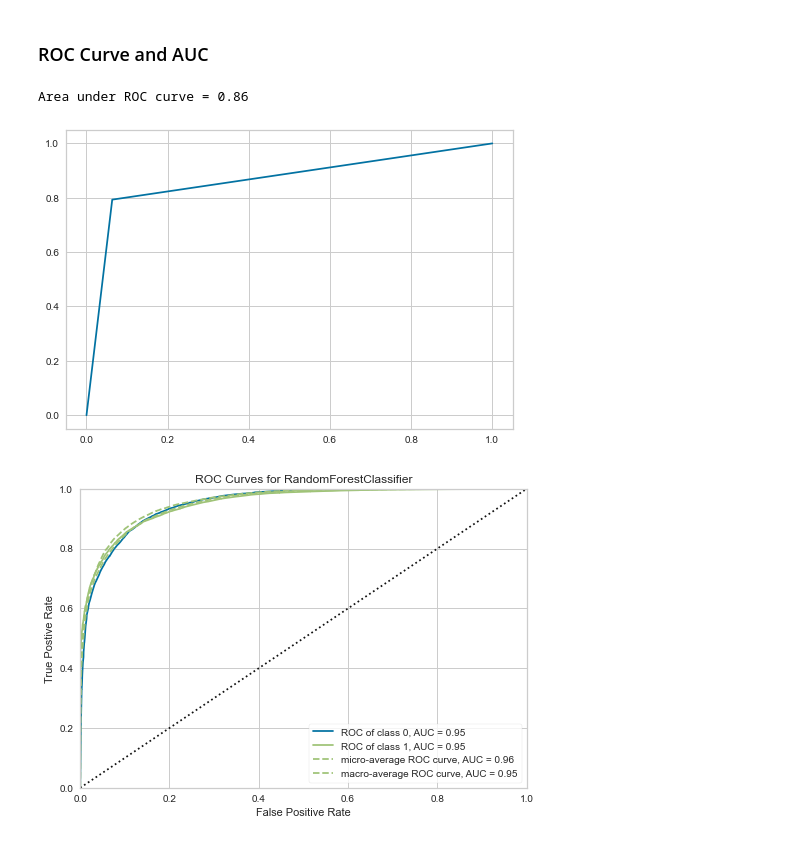
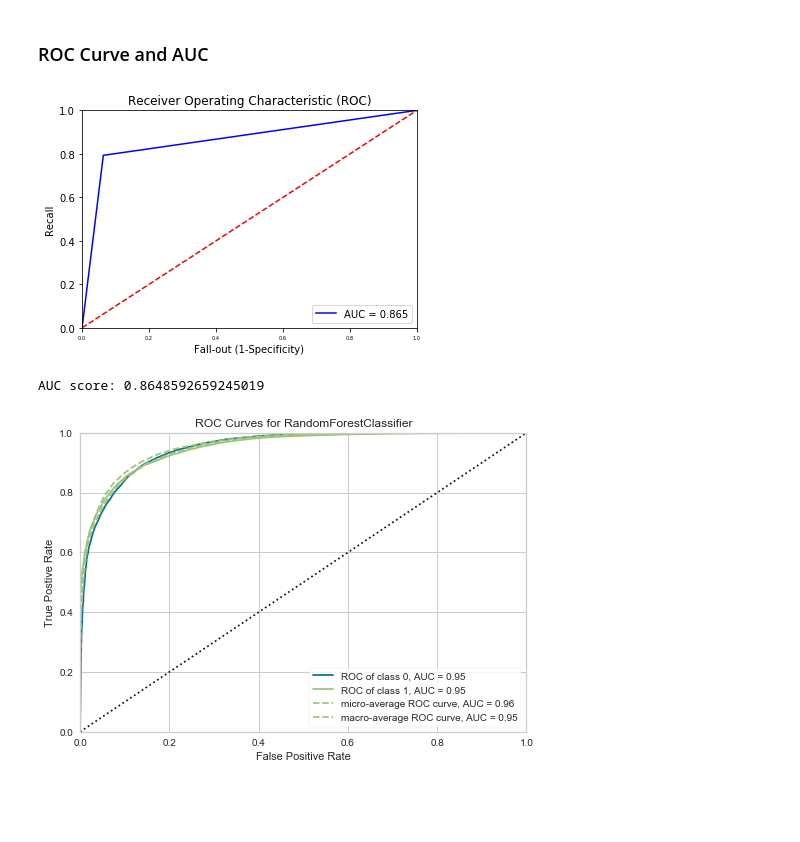
Before and after one commit to jkujuum/Hotel_Cancellation, a Jupyter notebook: Modeling/Random Forest.ipynb, the cells around one changed output. Drawn from its saved outputs; the diff is of its cells as text; code cells hidden in the pictures; blank space fills up the shorter version.

Commit message:
model selection

```diff
--- a/Modeling/Random Forest.ipynb
+++ b/Modeling/Random Forest.ipynb
@@ -212,15 +212,24 @@ Normalized confusion matrix
 # %% [markdown]
 ### ROC Curve and AUC
-# %%
-from sklearn.metrics import classification_report, confusion_matrix, roc_curve, auc
-y_pred_df = model_res.predict_proba(X_test)[:, 1]
-fpr_gb, tpr_gb, _ = roc_curve(y_test, y_pred)
-plt.plot(fpr_gb, tpr_gb, label='GBT')
-roc_auc_gb = auc(fpr_gb, tpr_gb)
-print("Area under ROC curve = {:0.2f}".format(roc_auc_gb))
-# %% [output]
-Area under ROC curve = 0.86
-[figure, removed]
+# %%
+#Print Area Under Curve
+plt.figure()
+false_positive_rate, recall, thresholds = roc_curve(y_test, y_pred)
+roc_auc = auc(false_positive_rate, recall)
+plt.title('Receiver Operating Characteristic (ROC)')
+plt.plot(false_positive_rate, recall, 'b', label = 'AUC = %0.3f' %roc_auc)
+plt.legend(loc='lower right')
+plt.plot([0,1], [0,1], 'r--')
+plt.xlim([0.0,1.0])
+plt.ylim([0.0,1.0])
+plt.ylabel('Recall')
+plt.xlabel('Fall-out (1-Specificity)')
+plt.show()
+
+print('AUC score:', roc_auc)
+# %% [output]
+[figure, added]
+AUC score: 0.8648592659245019
 # %%
 from yellowbrick.classifier import ROCAUC
 visualizer = ROCAUC(model_res, classes=["0", "1"])
```
Also changed, not shown: parts of 6 cells of this notebook, 1 other file.
